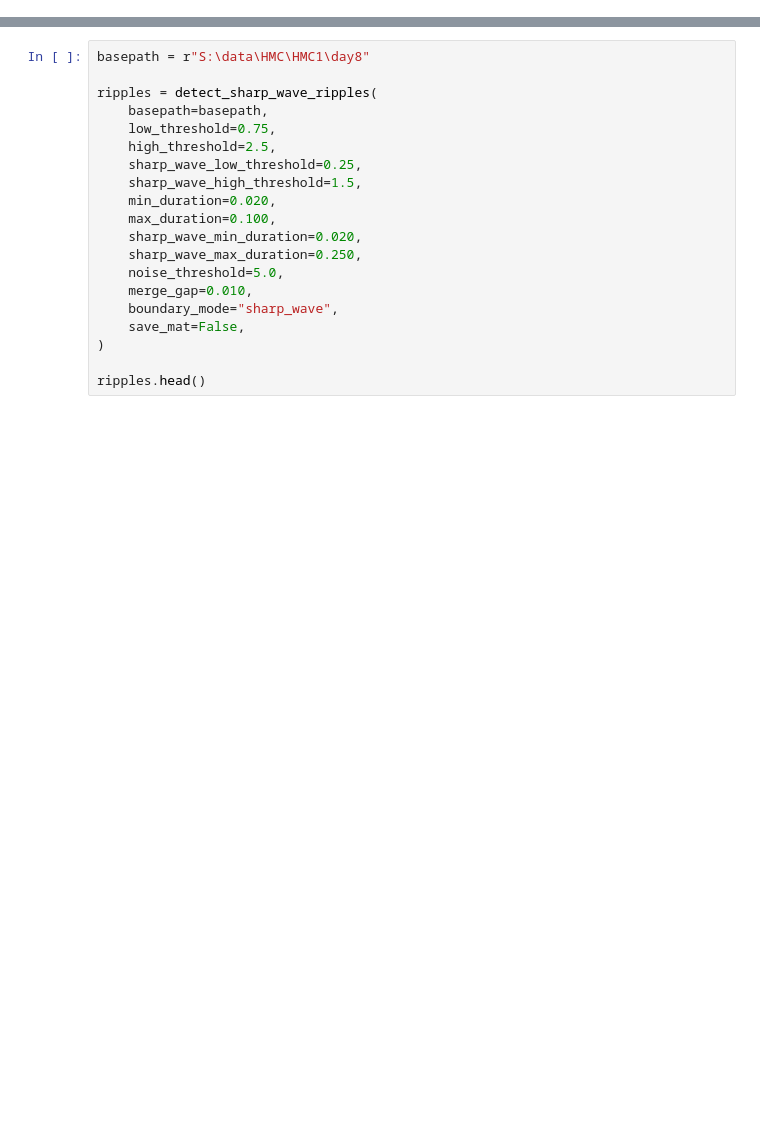
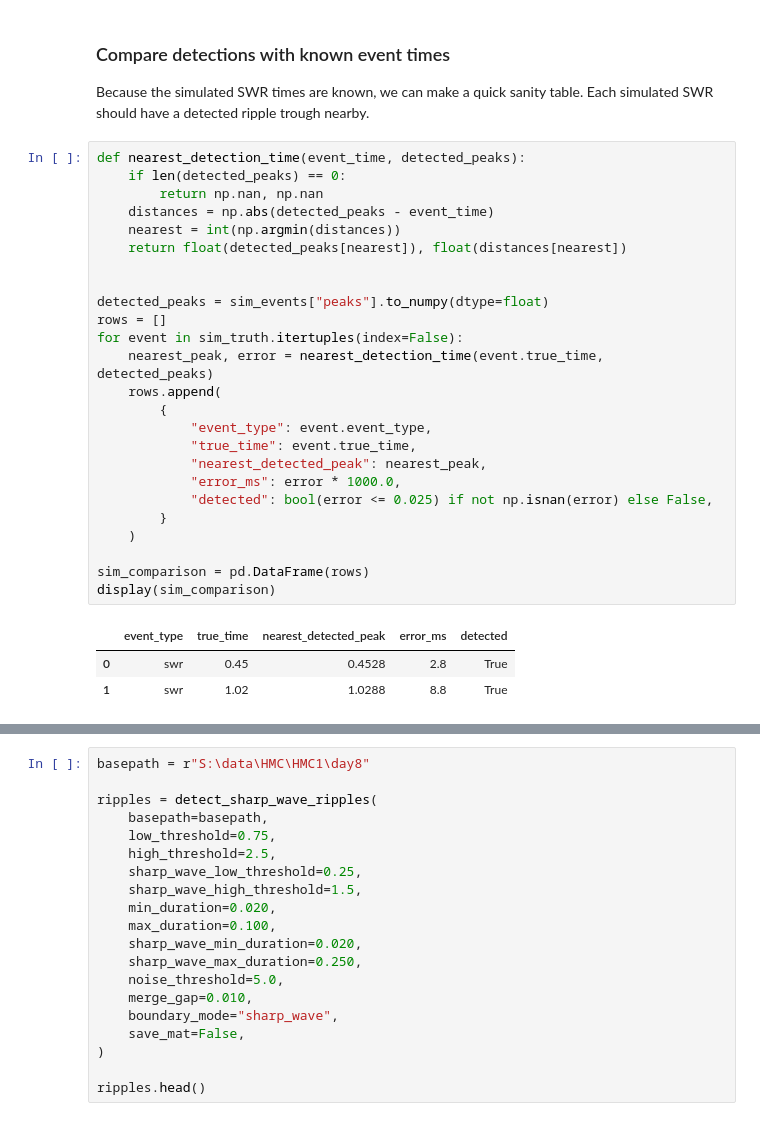
Before and after one commit to ryanharvey1/neuro_py, a Jupyter notebook: tutorials/sharp_wave_ripple_detection.ipynb, the cells around one changed output, grey strips where cells are left out. Cells and saved outputs as stored; diff of their text form; blank space fills up the shorter version.

```diff
--- a/tutorials/sharp_wave_ripple_detection.ipynb
+++ b/tutorials/sharp_wave_ripple_detection.ipynb
@@ -265,0 +126,33 @@ The important behavior is still joint detection: a candidate event must pass sep
+# %% [markdown]
+### Compare detections with known event times
+
+Because the simulated SWR times are known, we can make a quick sanity table. Each simulated SWR should have a detected ripple trough nearby.
+# %%
+def nearest_detection_time(event_time, detected_peaks):
+    if len(detected_peaks) == 0:
+        return np.nan, np.nan
+    distances = np.abs(detected_peaks - event_time)
+    nearest = int(np.argmin(distances))
+    return float(detected_peaks[nearest]), float(distances[nearest])
+
+
+detected_peaks = sim_events["peaks"].to_numpy(dtype=float)
+rows = []
+for event in sim_truth.itertuples(index=False):
+    nearest_peak, error = nearest_detection_time(event.true_time, detected_peaks)
+    rows.append(
+        {
+            "event_type": event.event_type,
+            "true_time": event.true_time,
+            "nearest_detected_peak": nearest_peak,
+            "error_ms": error * 1000.0,
+            "detected": bool(error <= 0.025) if not np.isnan(error) else False,
+        }
+    )
+
+sim_comparison = pd.DataFrame(rows)
+display(sim_comparison)
+# %% [output]
+|  | event_type | true_time | nearest_detected_peak | error_ms | detected |
+| 0 | swr | 0.45 | 0.4528 | 2.8 | True |
+| 1 | swr | 1.02 | 1.0288 | 8.8 | True |
```
Also changed, not shown: parts of 14 cells of this notebook.
